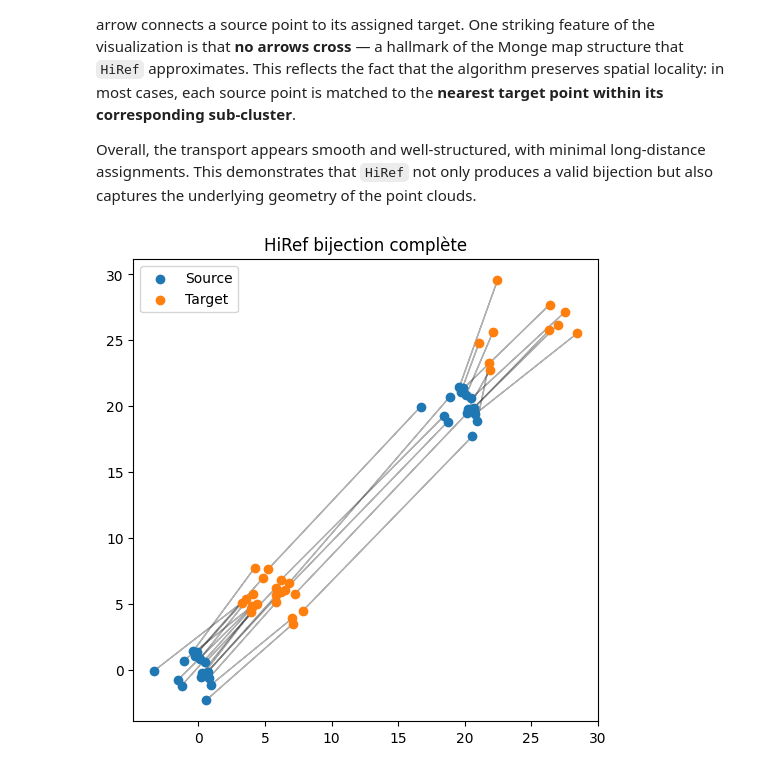
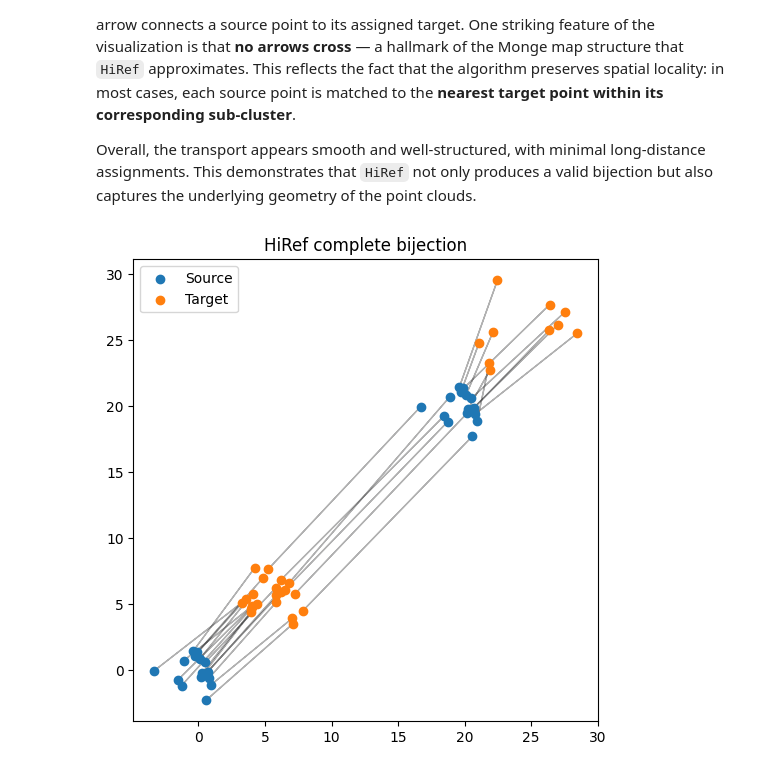
Before and after one commit to PaulToudret/ENSAE-OT_Projet, a Jupyter notebook: OT_Demo copy 4.ipynb, the cells around one changed output. Drawn from its saved outputs; the diff is of its cells as text; code cells hidden in the pictures.

```diff
--- a/OT_Demo copy 4.ipynb
+++ b/OT_Demo copy 4.ipynb
@@ -615,12 +614,12 @@ Overall, the transport appears smooth and well-structured, with minimal long-dis
 # %%
 plt.figure(figsize=(6,6))
 for i, j in pairs:
     plt.arrow(x[i,0], x[i,1],
               y[j,0] - x[i,0],
               y[j,1] - x[i,1],
               head_width=0.05, alpha=0.3, length_includes_head=True)
 plt.scatter(x[:,0], x[:,1], c='C0', label='Source')
 plt.scatter(y[:,0], y[:,1], c='C1', label='Target')
-plt.legend(); plt.title("HiRef bijection complète"); plt.show()
+plt.legend(); plt.title("HiRef complete bijection"); plt.show()
 # %% [output]
-[figure, old version]
+[figure, new version]
```
Also changed, not shown: parts of 1 cell of this notebook.
